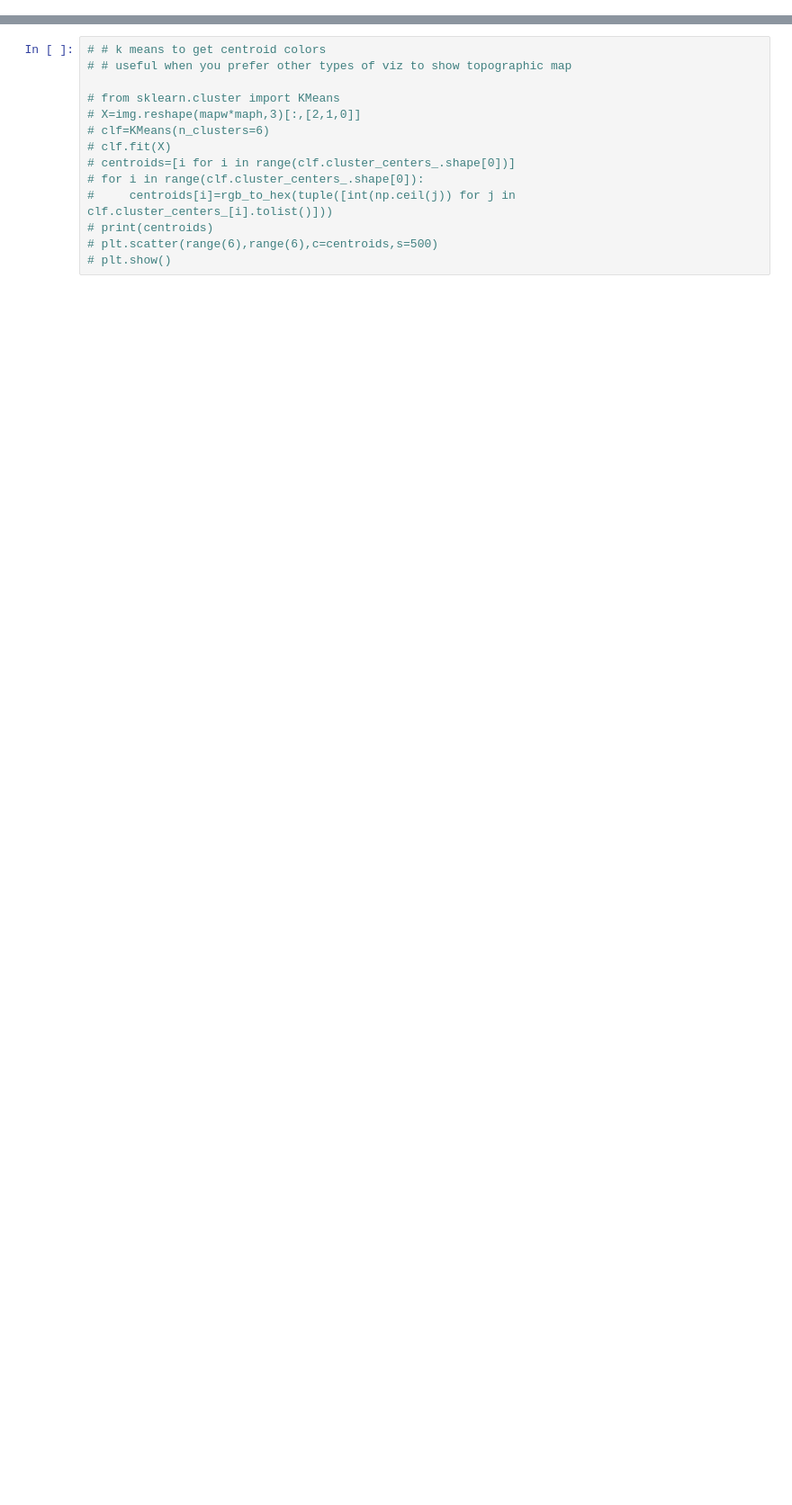
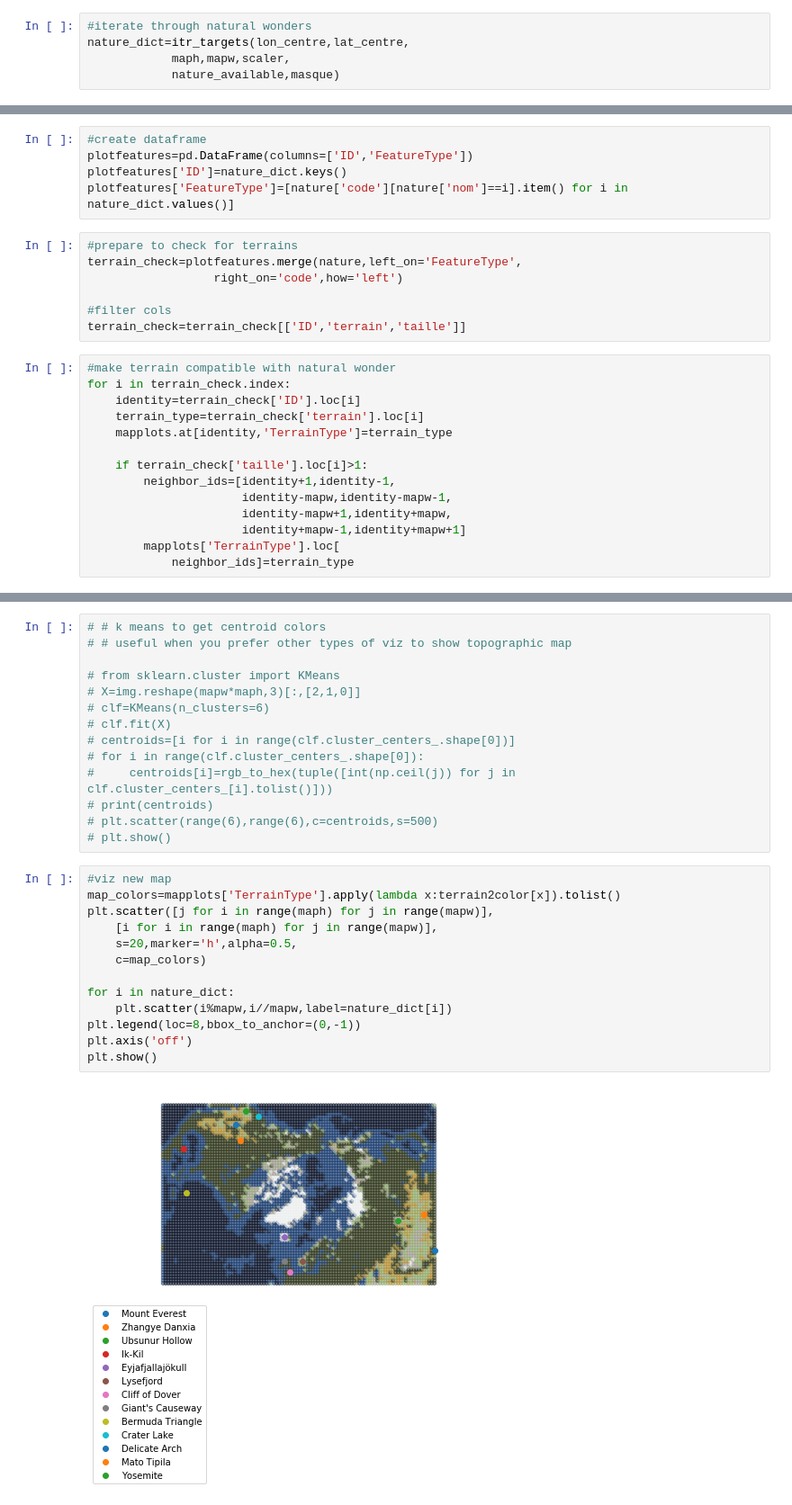
Before and after one commit to je-suis-tm/Sid-Meier-s-Civilization-6-modding, a Jupyter notebook: basemap2civ6map.ipynb, the cells around one changed output, grey strips where cells are left out. Shown at 90% size. Drawn from its saved outputs; the diff is of its cells as text; blank space fills up the shorter version.

Commit message:
automate natural wonders

```diff
--- a/basemap2civ6map.ipynb
+++ b/basemap2civ6map.ipynb
@@ -340,0 +468,5 @@ plt.show()
+# %%
+#iterate through natural wonders
+nature_dict=itr_targets(lon_centre,lat_centre,
+            maph,mapw,scaler,
+            nature_available,masque)
@@ -340,0 +475,26 @@ plt.show()
+# %%
+#create dataframe
+plotfeatures=pd.DataFrame(columns=['ID','FeatureType'])
+plotfeatures['ID']=nature_dict.keys()
+plotfeatures['FeatureType']=[nature['code'][nature['nom']==i].item() for i in nature_dict.values()]
+# %%
+#prepare to check for terrains
+terrain_check=plotfeatures.merge(nature,left_on='FeatureType',
+                  right_on='code',how='left')
+
+#filter cols
+terrain_check=terrain_check[['ID','terrain','taille']]
+# %%
+#make terrain compatible with natural wonder
+for i in terrain_check.index:
+    identity=terrain_check['ID'].loc[i]
+    terrain_type=terrain_check['terrain'].loc[i]
+    mapplots.at[identity,'TerrainType']=terrain_type
+
+    if terrain_check['taille'].loc[i]>1:
+        neighbor_ids=[identity+1,identity-1,
+                      identity-mapw,identity-mapw-1,
+                      identity-mapw+1,identity+mapw,
+                      identity+mapw-1,identity+mapw+1]
+        mapplots['TerrainType'].loc[
+            neighbor_ids]=terrain_type
@@ -369,3 +570,18 @@ os.rename('civ.db','nouveau.Civ6Map')
 # print(centroids)
 # plt.scatter(range(6),range(6),c=centroids,s=500)
 # plt.show()
+# %%
+#viz new map
+map_colors=mapplots['TerrainType'].apply(lambda x:terrain2color[x]).tolist()
+plt.scatter([j for i in range(maph) for j in range(mapw)],
+    [i for i in range(maph) for j in range(mapw)],
+    s=20,marker='h',alpha=0.5,
+    c=map_colors)
+
+for i in nature_dict:
+    plt.scatter(i%mapw,i//mapw,label=nature_dict[i])
+plt.legend(loc=8,bbox_to_anchor=(0,-1))
+plt.axis('off')
+plt.show()
+# %% [output]
+[figure, added]
```
Also changed, not shown: parts of 31 cells of this notebook.
